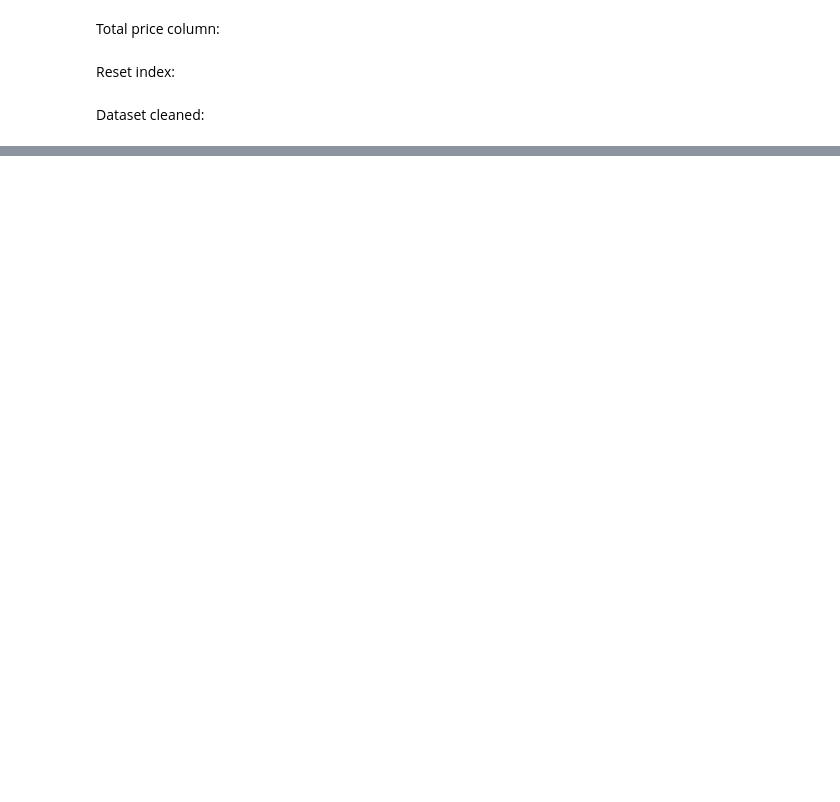
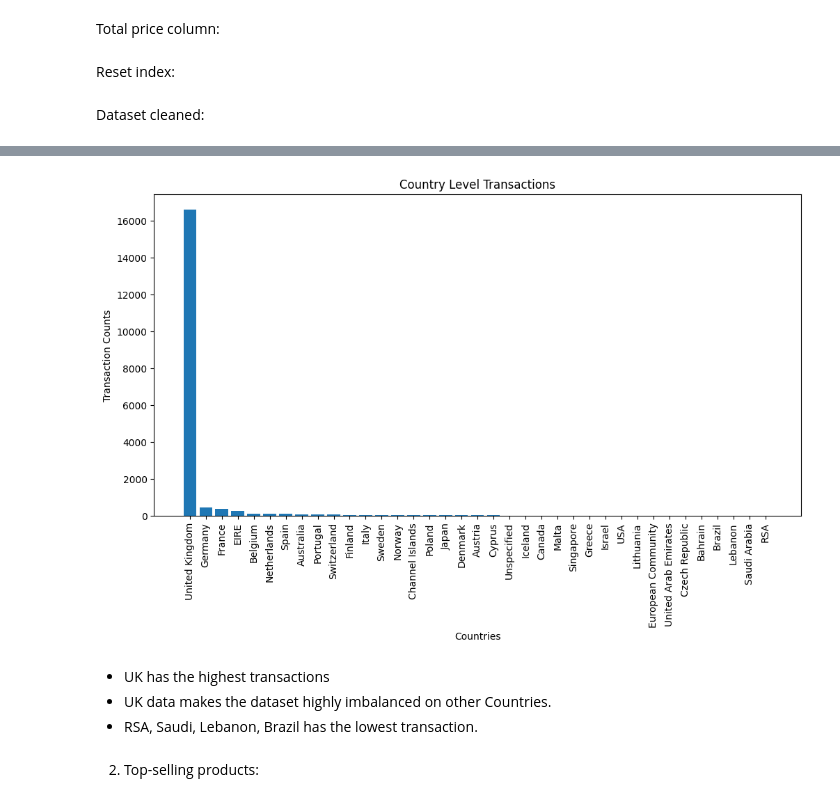
Before and after one commit to Vaisakh-Nirupam/Shopper_Spectrum, a Jupyter notebook: Shopper_Model.ipynb, the cells around one changed output, grey strips where cells are left out. Drawn from its saved outputs; the diff is of its cells as text; code cells hidden in the pictures; blank space fills up the shorter version.

```diff
--- a/Shopper_Model.ipynb
+++ b/Shopper_Model.ipynb
@@ -163,0 +213,3 @@ df_clean
+# %%
+country_transactions = df_clean.groupby('Country')['InvoiceNo'].nunique().sort_values(ascending=False)
+country_transactions
@@ -163,0 +234,16 @@ df_clean
+# %%
+plt.figure(figsize=(12,6))
+plt.bar(country_transactions.index,country_transactions.values)
+plt.title('Country Level Transactions')
+plt.xlabel('Countries')
+plt.ylabel('Transaction Counts')
+plt.xticks(rotation=90)
+plt.show()
+# %% [output]
+[figure, added]
+# %% [markdown]
+* UK has the highest transactions
+* UK data makes the dataset highly imbalanced on other Countries.
+* RSA, Saudi, Lebanon, Brazil has the lowest transaction.
+# %% [markdown]
+2. Top-selling products:
```
Also changed, not shown: parts of 27 cells of this notebook.
